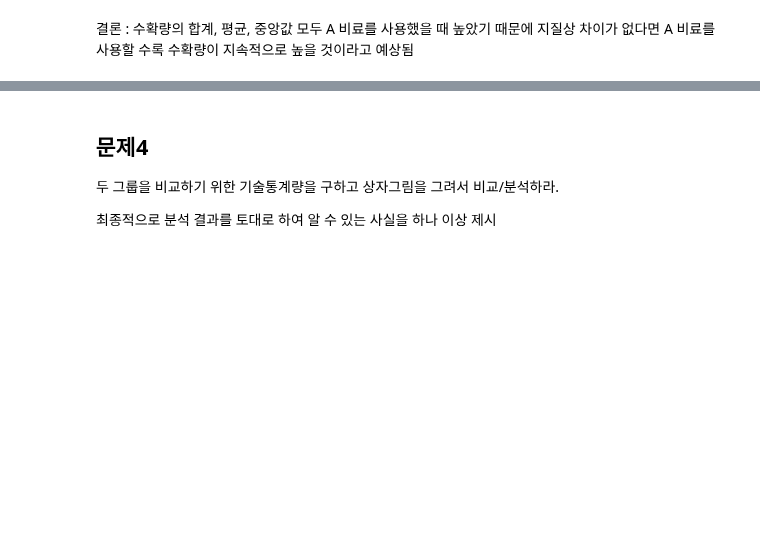
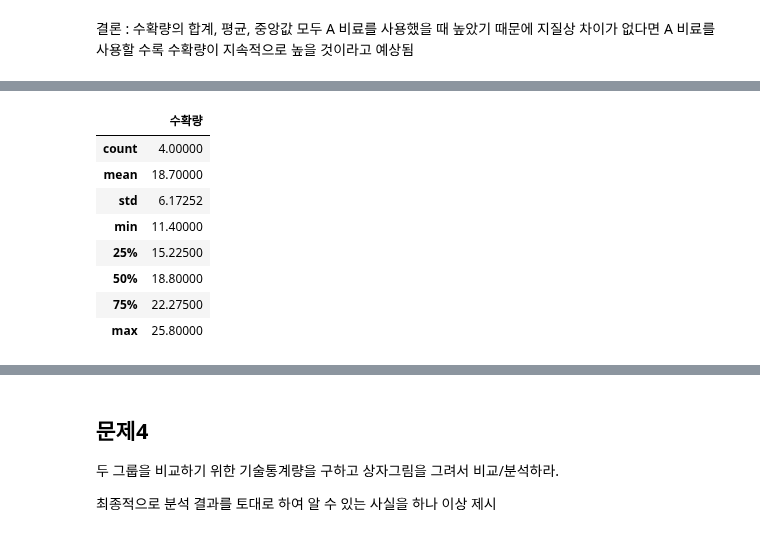
Before and after one commit to jaekim3220/jupyter, a Jupyter notebook: D. 탐색적 데이터 분석/02. 기술통계/연습문제(1).ipynb, the cells around one changed output, grey strips where cells are left out. Saved outputs shown, nothing was run; the diff lists cells and outputs as text; code cells hidden in the pictures; blank space fills up the shorter version.

```diff
--- a/D. 탐색적 데이터 분석/02. 기술통계/연습문제(1).ipynb
+++ b/D. 탐색적 데이터 분석/02. 기술통계/연습문제(1).ipynb
@@ -370,0 +432,12 @@ plt.close()
+# %%
+df3_2.describe()
+# %% [output]
+|  | 수확량 |
+| count | 4.00000 |
+| mean | 18.70000 |
+| std | 6.17252 |
+| min | 11.40000 |
+| 25% | 15.22500 |
+| 50% | 18.80000 |
+| 75% | 22.27500 |
+| max | 25.80000 |
```
Also changed, not shown: parts of 7 cells of this notebook.
